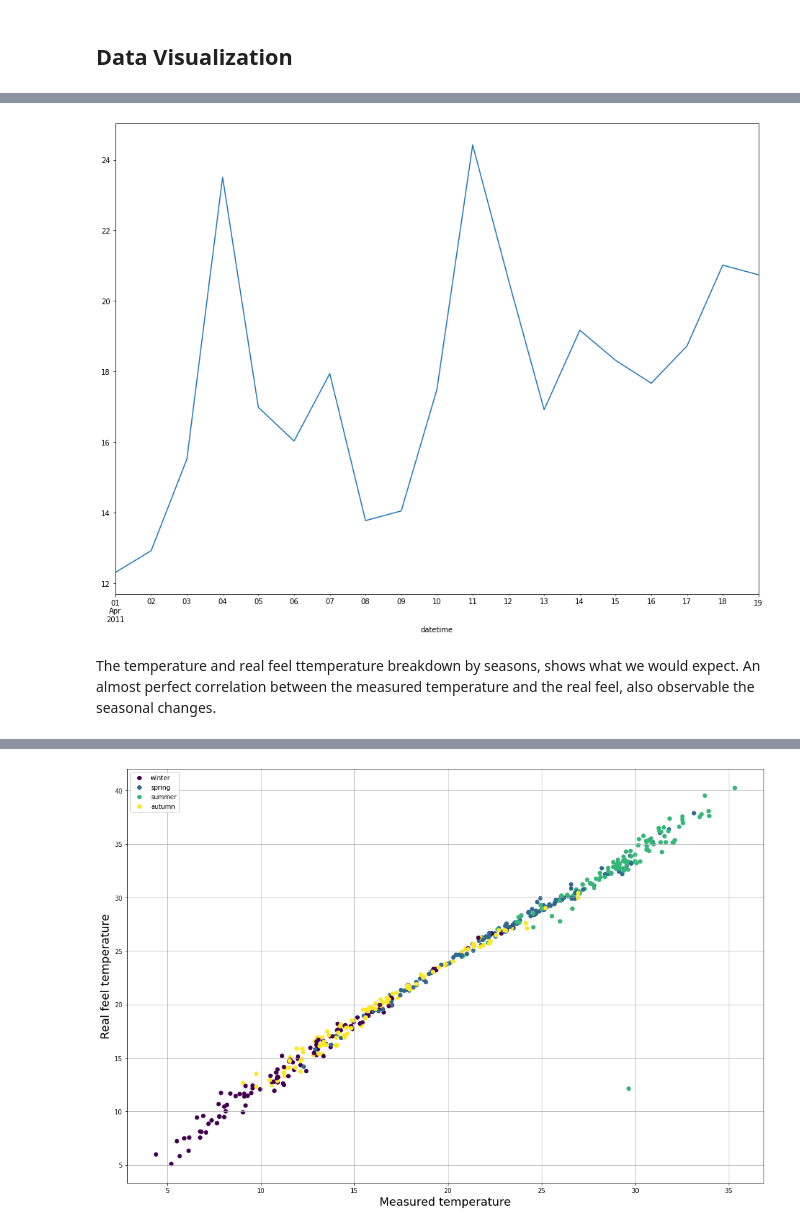
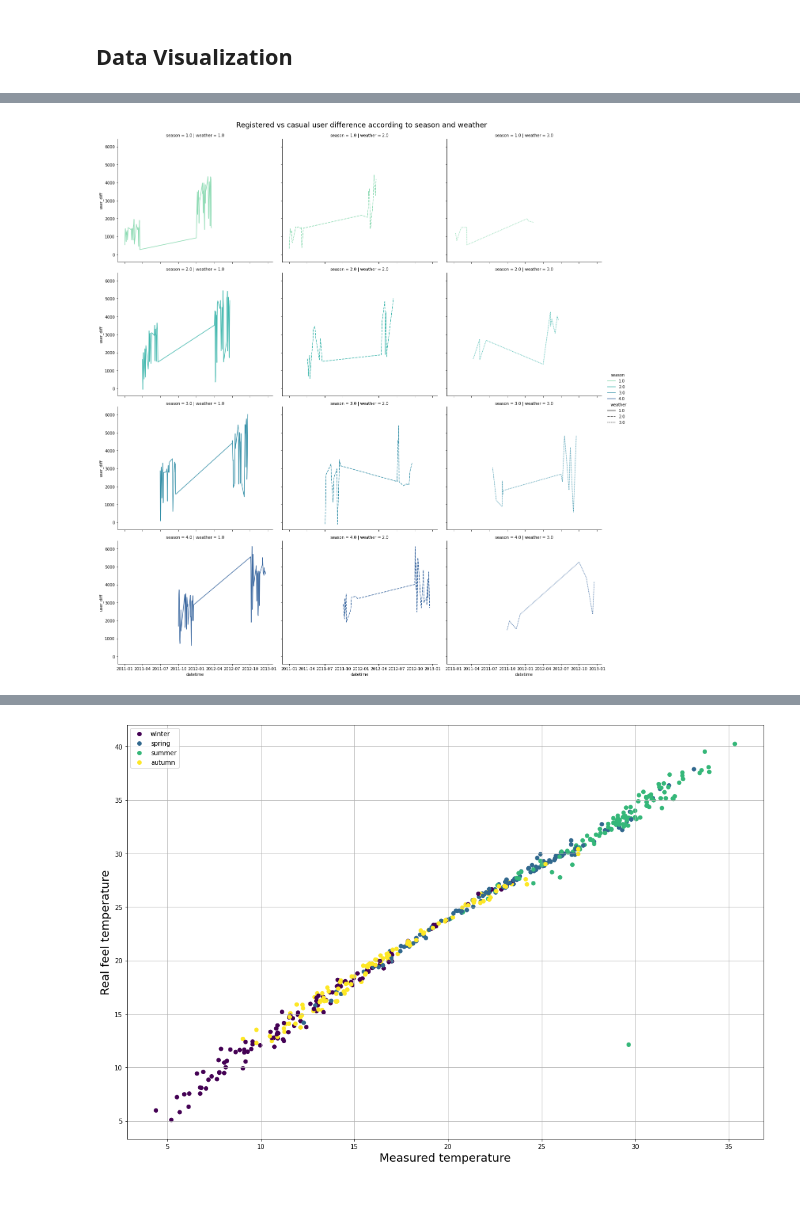
Before and after one commit to ptrGSKA/Business_case-Yulu-Hypothesis_testing, a Jupyter notebook: Yulu_Business_Hypothesis_Testing.ipynb, the cells around one changed output, grey strips where cells are left out. Drawn from its saved outputs; the diff is of its cells as text; code cells hidden in the pictures; blank space fills up the shorter version.

Commit message:
Added visualizations and explained the insights gained from them.

```diff
--- a/Yulu_Business_Hypothesis_Testing.ipynb
+++ b/Yulu_Business_Hypothesis_Testing.ipynb
@@ -311,0 +321,3 @@ dtype: int64
+# %%
+df_yulu_daily['user_diff'] = df_yulu_daily['registered'] - df_yulu_daily['casual']
+df_yulu_daily.head()
@@ -314,7 +348,18 @@ dtype: int64
 # %%
-df_yulu_daily['2011-4']['temp'].head(30).plot()
+palette = sns.color_palette("mako_r", 6)
+g = sns.relplot(data = df_yulu_daily,
+                x = df_yulu_daily.index,
+                y = 'user_diff',
+                kind = 'line',
+                hue = 'season',
+                style = 'weather',
+                palette = palette,
+                col = 'weather',
+                row = 'season',
+                height=5,
+                aspect=1.2)
+g.fig.subplots_adjust(top = 0.95)
+g.fig.suptitle('Registered vs casual user difference according to season and weather', fontsize = 18)
 plt.show()
 # %% [output]
-[figure, old version]
+[figure, new version]
-# %% [markdown]
-The temperature and real feel ttemperature breakdown by seasons, shows what we would expect. An almost perfect correlation between the measured temperature and the real feel, also observable the seasonal changes.
```
Also changed, not shown: parts of 27 cells of this notebook.
